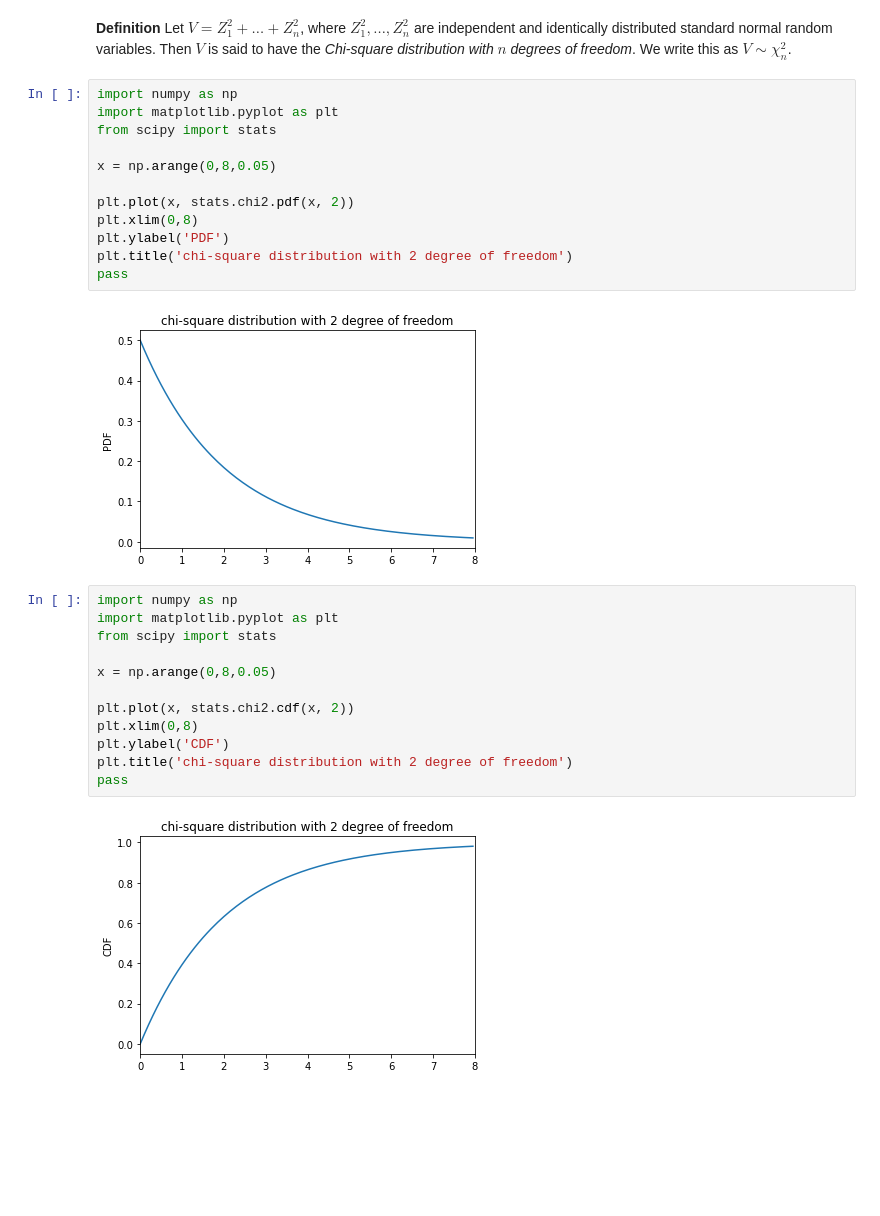
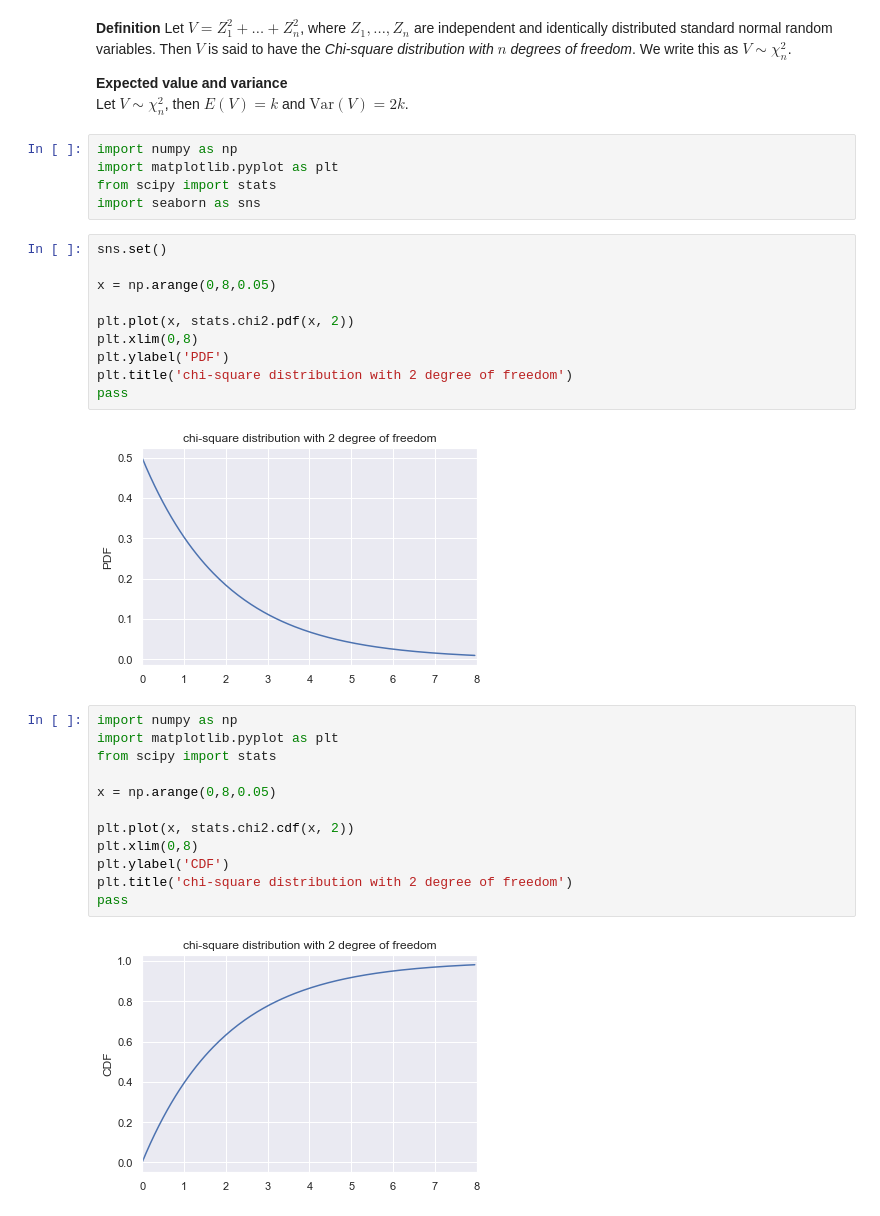
Before and after one commit to parbasu/statistics, a Jupyter notebook: examples_of_distribution/chi_square_distribution.ipynb, the cells around one changed output. Cells and saved outputs as stored; diff of their text form; blank space fills up the shorter version.

```diff
--- a/examples_of_distribution/chi_square_distribution.ipynb
+++ b/examples_of_distribution/chi_square_distribution.ipynb
@@ -1,19 +1,25 @@
 # %% [markdown]
-**Definition** Let $V = Z_1^2 + \dots + Z_n^2$, where $Z_1^2, \dots, Z_n^2$ are independent and identically distributed standard normal random variables. Then $V$ is said to have the *Chi-square distribution with $n$ degrees of freedom*. We write this as $V \sim \chi_{n}^{2}$.
+**Definition** Let $V = Z_1^2 + \dots + Z_n^2$, where $Z_1, \dots, Z_n$ are independent and identically distributed standard normal random variables. Then $V$ is said to have the *Chi-square distribution with $n$ degrees of freedom*. We write this as $V \sim \chi_{n}^{2}$.
+
+**Expected value and variance**\
+Let $V \sim \chi_{n}^{2}$, then $E(V) = k$ and $\text{Var}(V)=2k$.
+# %%
+import numpy as np
+import matplotlib.pyplot as plt
+from scipy import stats
+import seaborn as sns
 # %%
-import numpy as np
-import matplotlib.pyplot as plt
-from scipy import stats
+sns.set()
 
 x = np.arange(0,8,0.05)
 
 plt.plot(x, stats.chi2.pdf(x, 2))
 plt.xlim(0,8)
 plt.ylabel('PDF')
 plt.title('chi-square distribution with 2 degree of freedom')
 pass
 # %% [output]
-[figure, old version]
+[figure, new version]
 # %%
 import numpy as np
 import matplotlib.pyplot as plt
@@ -27,5 +33,5 @@ plt.ylabel('CDF')
 plt.title('chi-square distribution with 2 degree of freedom')
 pass
 # %% [output]
-[figure, old version]
+[figure, new version]
 # %%
```
Also changed, not shown: parts of 3 cells of this notebook.
